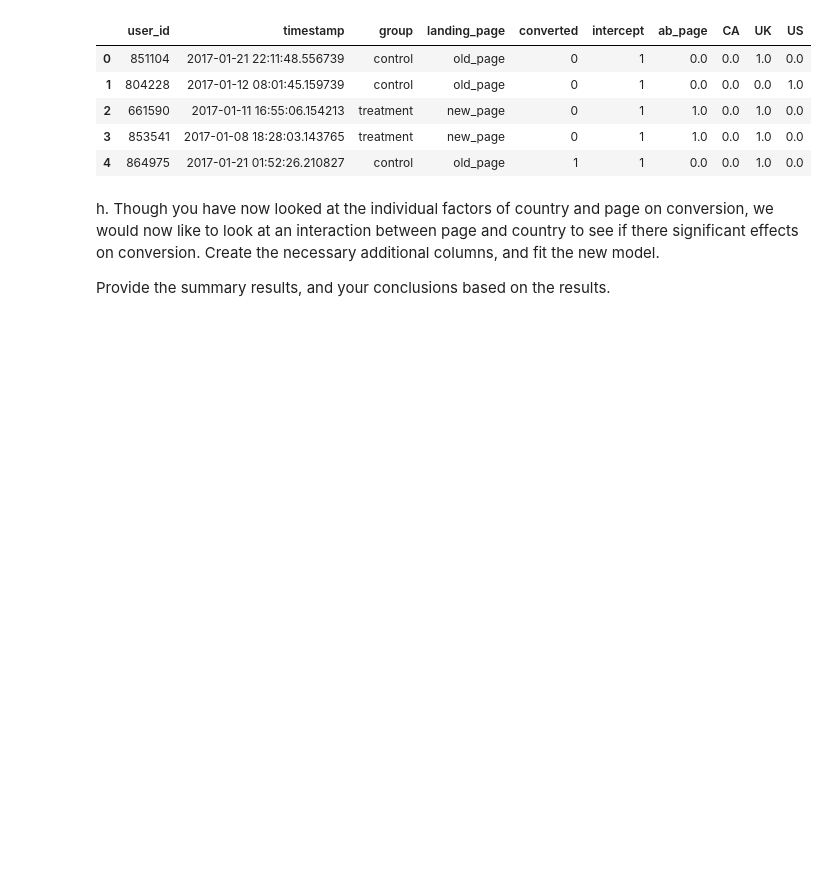
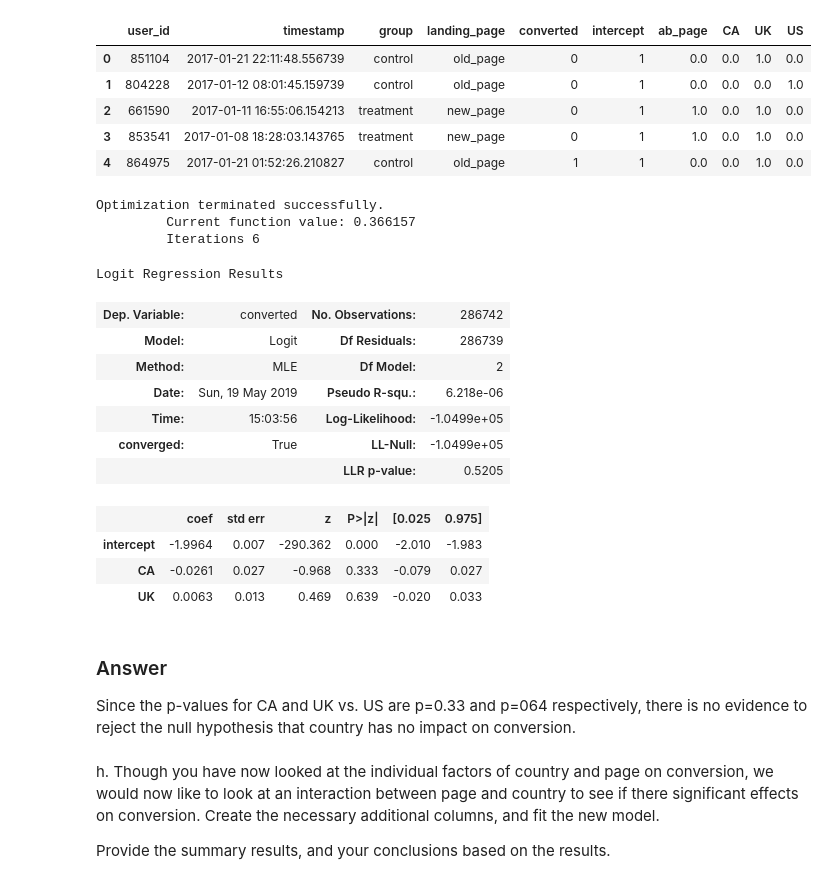
Before and after one commit to kennethn/data-analyst-nanodegree, a Jupyter notebook: 3_Analyze_AB_Test_Results/3_Analyze_AB_Test_Results.ipynb, the cells around one changed output. Cells and saved outputs as stored; diff of their text form; code cells hidden in the pictures; blank space fills up the shorter version.

```diff
--- a/3_Analyze_AB_Test_Results/3_Analyze_AB_Test_Results.ipynb
+++ b/3_Analyze_AB_Test_Results/3_Analyze_AB_Test_Results.ipynb
@@ -522,6 +524,30 @@ df_new.head()
 # There are some NaN in the data which caused the regression to
 # fail, so I'm going to drop them first
 df_new = df_new.dropna()
+# %%
+mlr = sm.Logit(df_new['converted'], df_new[['intercept', 'CA', 'UK']])
+results_mlr = mlr.fit()
+results_mlr.summary()
+# %% [output]
+Optimization terminated successfully.
+         Current function value: 0.366157
+         Iterations 6
+Logit Regression Results
+| Dep. Variable: | converted | No. Observations: | 286742 |
+| Model: | Logit | Df Residuals: | 286739 |
+| Method: | MLE | Df Model: | 2 |
+| Date: | Sun, 19 May 2019 | Pseudo R-squ.: | 6.218e-06 |
+| Time: | 15:03:56 | Log-Likelihood: | -1.0499e+05 |
+| converged: | True | LL-Null: | -1.0499e+05 |
+|  |  | LLR p-value: | 0.5205 |
+|  | coef | std err | z | P>|z| | [0.025 | 0.975] |
+| intercept | -1.9964 | 0.007 | -290.362 | 0.000 | -2.010 | -1.983 |
+| CA | -0.0261 | 0.027 | -0.968 | 0.333 | -0.079 | 0.027 |
+| UK | 0.0063 | 0.013 | 0.469 | 0.639 | -0.020 | 0.033 |
+# %% [markdown]
+### Answer
+
+Since the p-values for CA and UK vs. US are p=0.33 and p=064 respectively, there is no evidence to reject the null hypothesis that country has no impact on conversion.
 # %% [markdown]
 h. Though you have now looked at the individual factors of country and page on conversion, we would now like to look at an interaction between page and country to see if there significant effects on conversion.  Create the necessary additional columns, and fit the new model.
 
```
Also changed, not shown: parts of 3 cells of this notebook.
